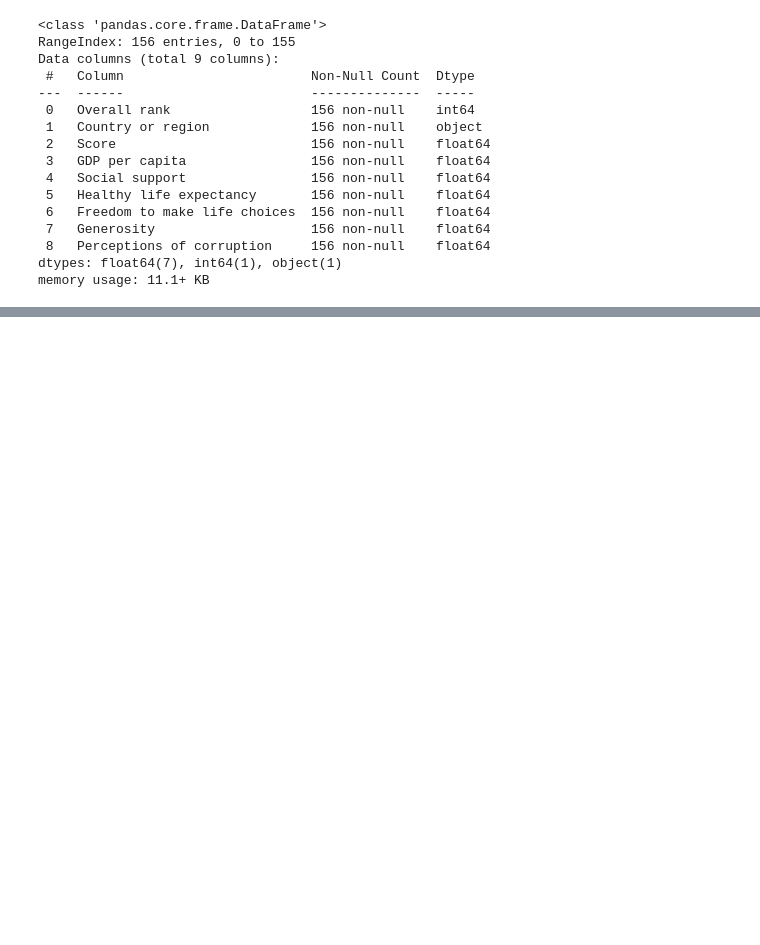
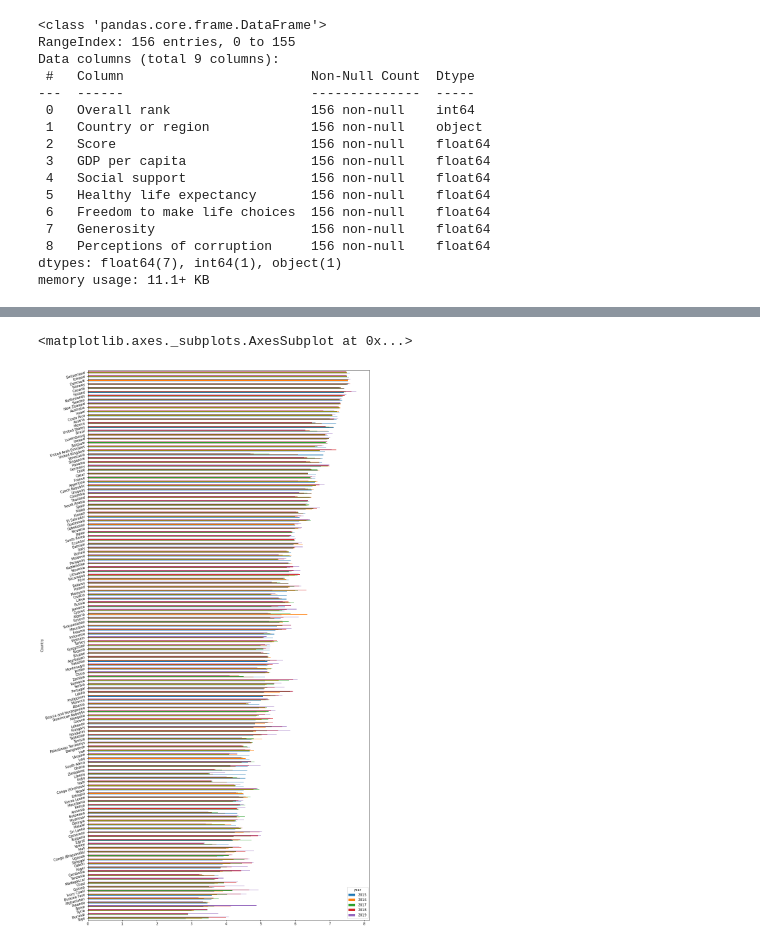
Before and after one commit to sumankumar1/python, a Jupyter notebook: Data Science - World Happiness Report/notebook.ipynb, the cells around one changed output, grey strips where cells are left out. Saved outputs shown, nothing was run; the diff lists cells and outputs as text; code cells hidden in the pictures; blank space fills up the shorter version.

```diff
--- a/Data Science - World Happiness Report/notebook.ipynb
+++ b/Data Science - World Happiness Report/notebook.ipynb
@@ -239,0 +368,6 @@ array([[<matplotlib.axes._subplots.AxesSubplot object at 0x...>,
+# %%
+# happiness score increase or decrease by year
+score_year_pattern.sort_values(by=2015).plot.barh(figsize=(15,30),rot=15)
+# %% [output]
+<matplotlib.axes._subplots.AxesSubplot at 0x...>
+[figure, added]
```
Also changed, not shown: parts of 29 cells of this notebook.
